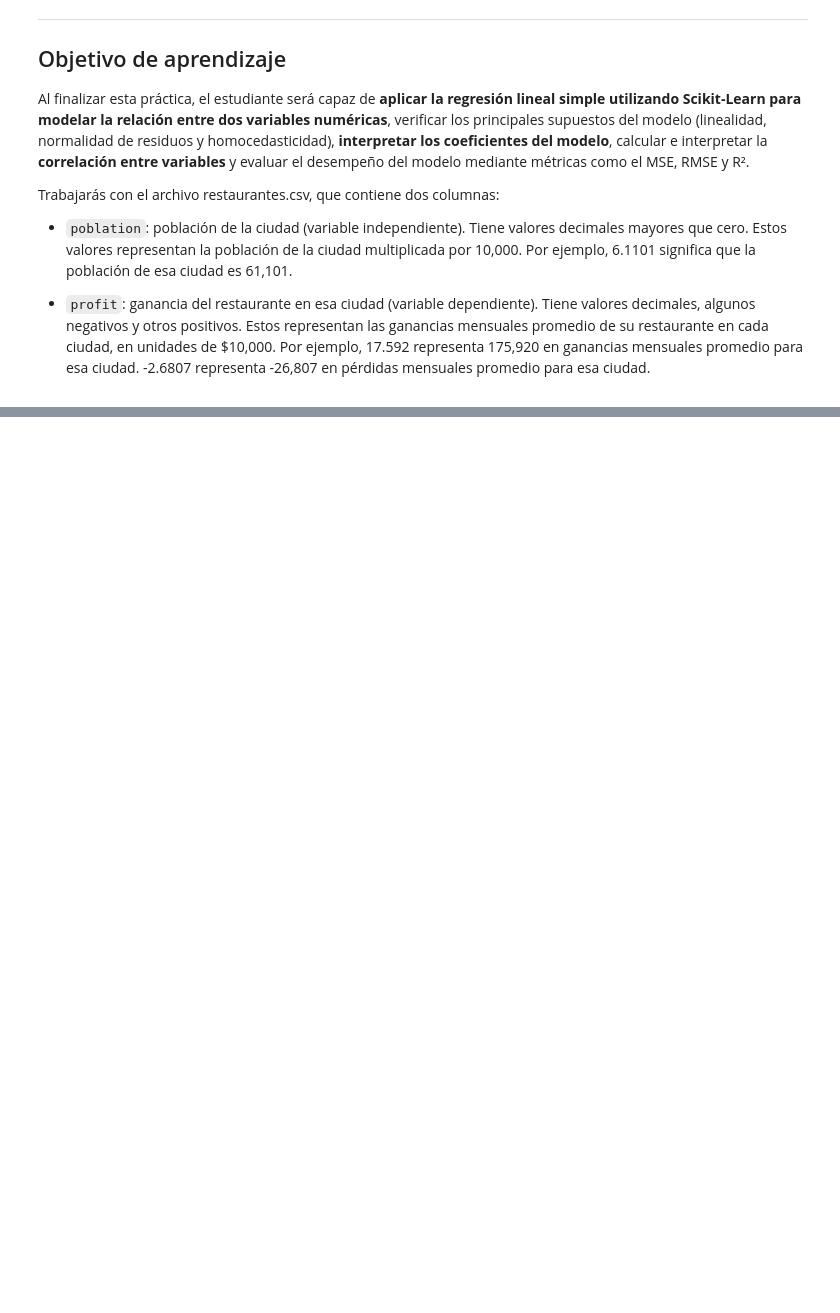
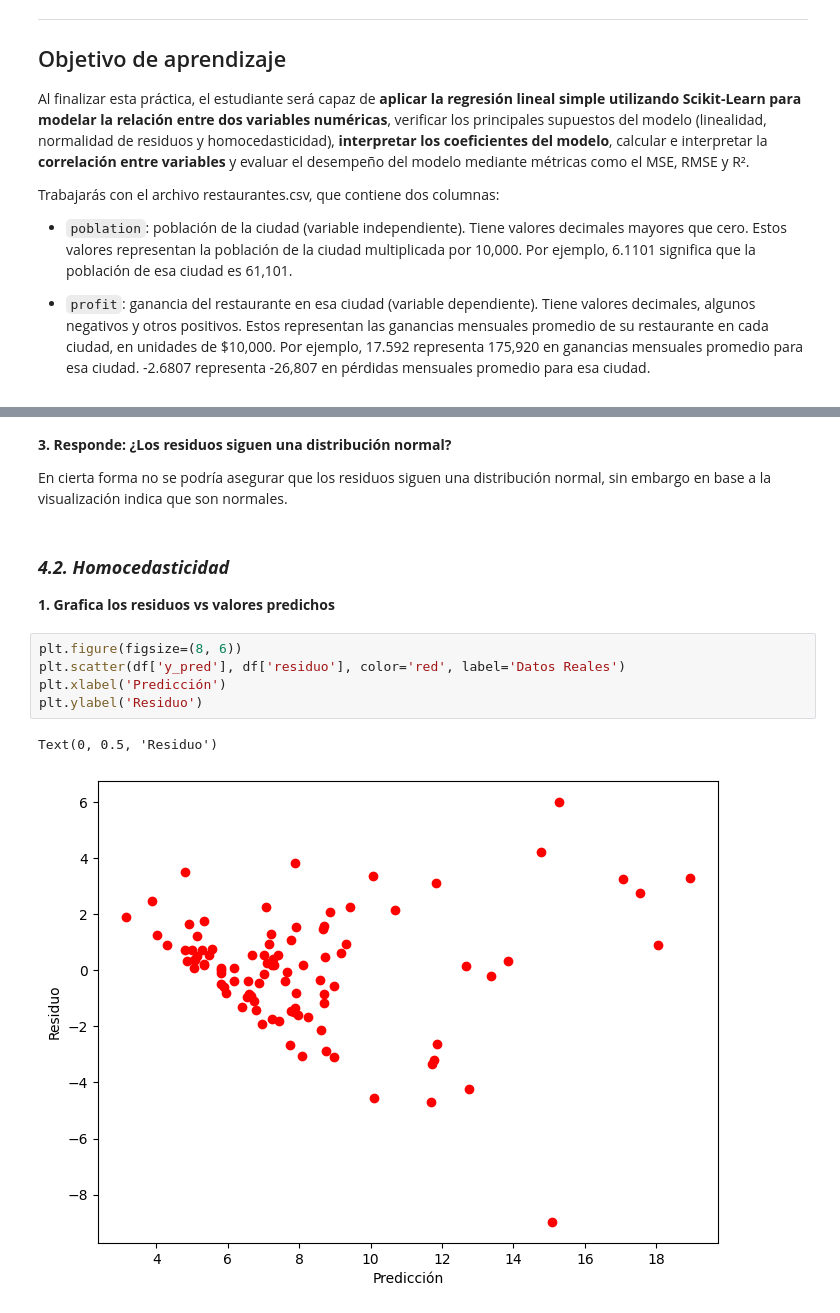
Before and after one commit to jonathanahc/Practicas, a Jupyter notebook: Práctica23RegresiónLinealSimple.ipynb, the cells around one changed output, grey strips where cells are left out. Saved outputs shown, nothing was run; the diff lists cells and outputs as text; blank space fills up the shorter version.

```diff
--- a/Práctica23RegresiónLinealSimple.ipynb
+++ b/Práctica23RegresiónLinealSimple.ipynb
@@ -104,0 +244,15 @@ Responde con tus propias palabras:
+# %% [markdown]
+**3. Responde: ¿Los residuos siguen una distribución normal?**
+
+En cierta forma no se podría asegurar que los residuos siguen una distribución normal, sin embargo en base a la visualización indica que son normales.
+# %% [markdown]
+### ***4.2. Homocedasticidad***
+**1. Grafica los residuos vs valores predichos**
+# %%
+plt.figure(figsize=(8, 6))
+plt.scatter(df['y_pred'], df['residuo'], color='red', label='Datos Reales')
+plt.xlabel('Predicción')
+plt.ylabel('Residuo')
+# %% [output]
+Text(0, 0.5, 'Residuo')
+[figure, added]
```
Also changed, not shown: parts of 65 cells of this notebook.
